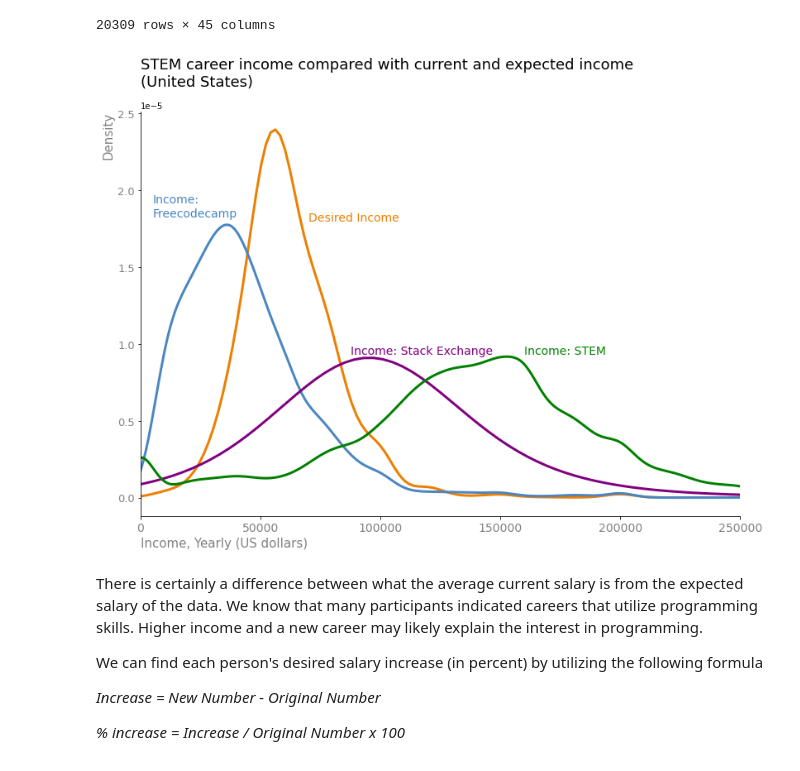
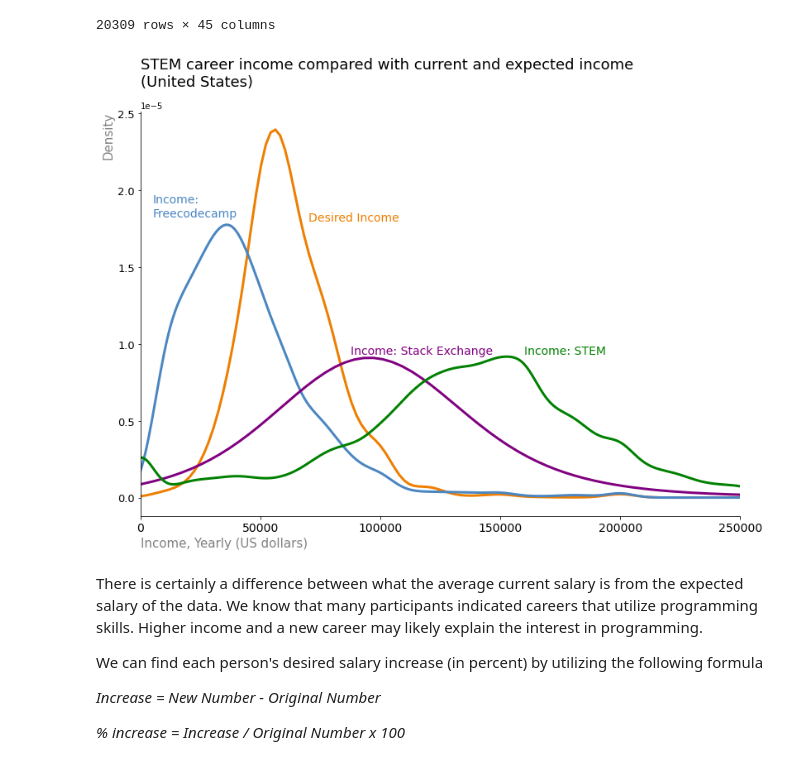
Before and after one commit to paul-trood/Portfolio-Best_Markets_for_Advertising, a Jupyter notebook: coding_survey.ipynb, the cells around one changed output. Drawn from its saved outputs; the diff is of its cells as text; code cells hidden in the pictures.

```diff
--- a/coding_survey.ipynb
+++ b/coding_survey.ipynb
@@ -788,31 +788,31 @@ us_stack_exchange
 # %%
 fig, ax = plt.subplots(figsize = (13,9))
 
 united_states["ExpectedEarning"].plot.kde(xlim = (0, 250000), color = "#ED7E00", linewidth = 3)
 united_states["Income"].plot.kde(color = "#4B86C1", linewidth = 3)
 #
 us_stack_exchange["ConvertedSalary"].plot.kde(color = "purple", linewidth = 3)
 
 stem["basesalary"].plot.kde(color = "green", linewidth = 3)
 
 plt.title("STEM career income compared with current and expected income\n(United States)", size = 18, loc = "left", y = 1.05)
 
 plt.xticks(size = 14)
 plt.yticks(size = 14)
 
 plt.text(0.02,0.74,"Income:\nFreecodecamp", color = "#4B86C1", size = 14, transform=ax.transAxes)
 plt.text(0.28,0.73,"Desired Income", color = "#ED7E00", size = 14, transform=ax.transAxes)
 plt.text(0.64,0.4,"Income: STEM", color = "green", size = 14, transform=ax.transAxes)
 plt.text(0.35,0.4,"Income: Stack Exchange", color = "purple", size = 14, transform=ax.transAxes)
 
 plt.ylabel("Density", size = 15, color = "grey", loc = "top")
 plt.xlabel("Income, Yearly (US dollars)", size = 15, color = "grey", loc = "left")
 plt.gca().spines[["right", "top"]].set_visible(False)
-plt.yticks(size = 13, color = "grey")
-plt.xticks(size = 14, color = "grey")
+plt.yticks(size = 13)
+plt.xticks(size = 14)
 plt.show()
 # %% [output]
-[figure, old version]
+[figure, new version]
 # %% [markdown]
 There is certainly a difference between what the average current salary is from the expected salary of the data. We know that many participants indicated careers that utilize programming skills. Higher income and a new career may likely explain the interest in programming.
 
```
Also changed, not shown: parts of 4 cells of this notebook.
